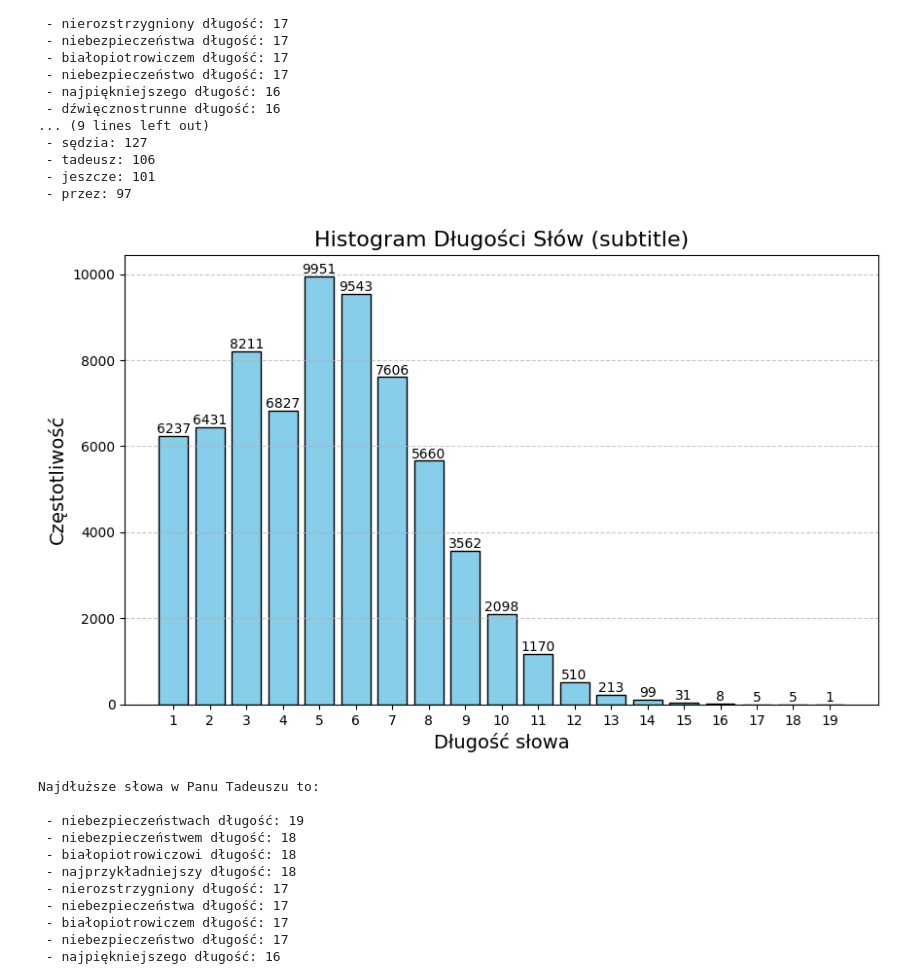
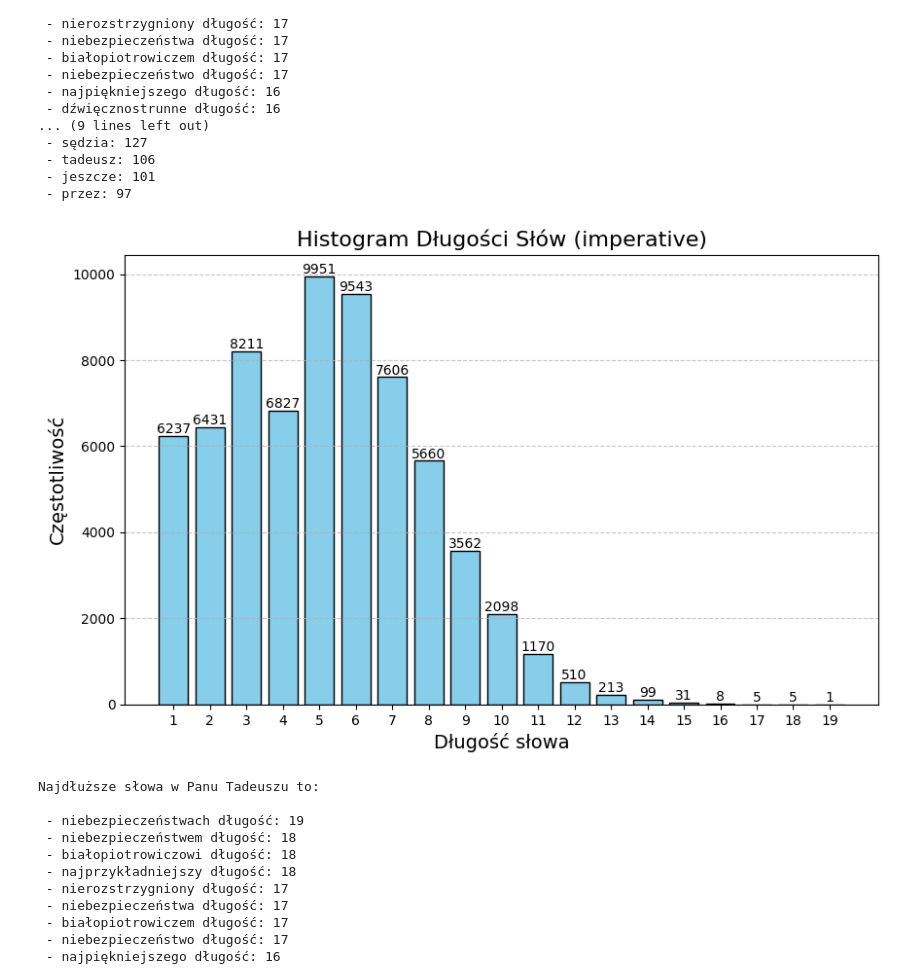
Before and after one commit to xiazek/issi_pan_tadeusz, a Jupyter notebook: hw01.ipynb, the cells around one changed output. Cells and saved outputs as stored; diff of their text form; code cells hidden in the pictures.

Commit message:
fix histogram title

```diff
--- a/hw01.ipynb
+++ b/hw01.ipynb
@@ -49,7 +49,7 @@ def load_text(filename):
 import matplotlib.pyplot as plt
 from collections import Counter
 
-def words_length_histogram(words_list, subtitle = None):
+def words_length_histogram(words_list, subtitle):
     word_lengths = [len(s) for s in words_list]
 
     length_counter = Counter(word_lengths)
@@ -63,7 +63,7 @@ def words_length_histogram(words_list, subtitle = None):
 
     ax.set_xlabel('Długość słowa', fontsize=14)
     ax.set_ylabel('Częstotliwość', fontsize=14)
-    ax.set_title(f'Histogram Długości Słów (subtitle)', fontsize=16)
+    ax.set_title(f'Histogram Długości Słów ({subtitle})', fontsize=16)
 
     ax.set_xticks(sorted_lengths)
 
@@ -171,9 +171,9 @@ Najdłuższe słowa w Panu Tadeuszu to:
  - jeszcze: 101
  - przez: 97
 # %%
-words_length_histogram(all_words_imp)
+words_length_histogram(all_words_imp, "imperative")
 # %% [output]
-[figure, old version]
+[figure, new version]
 # %%
 def ex01_fun(filename = 'pan-tadeusz.txt'):
     cleaned_text = cleanup_text(load_text(filename))
```
Also changed, not shown: parts of 2 cells of this notebook.
